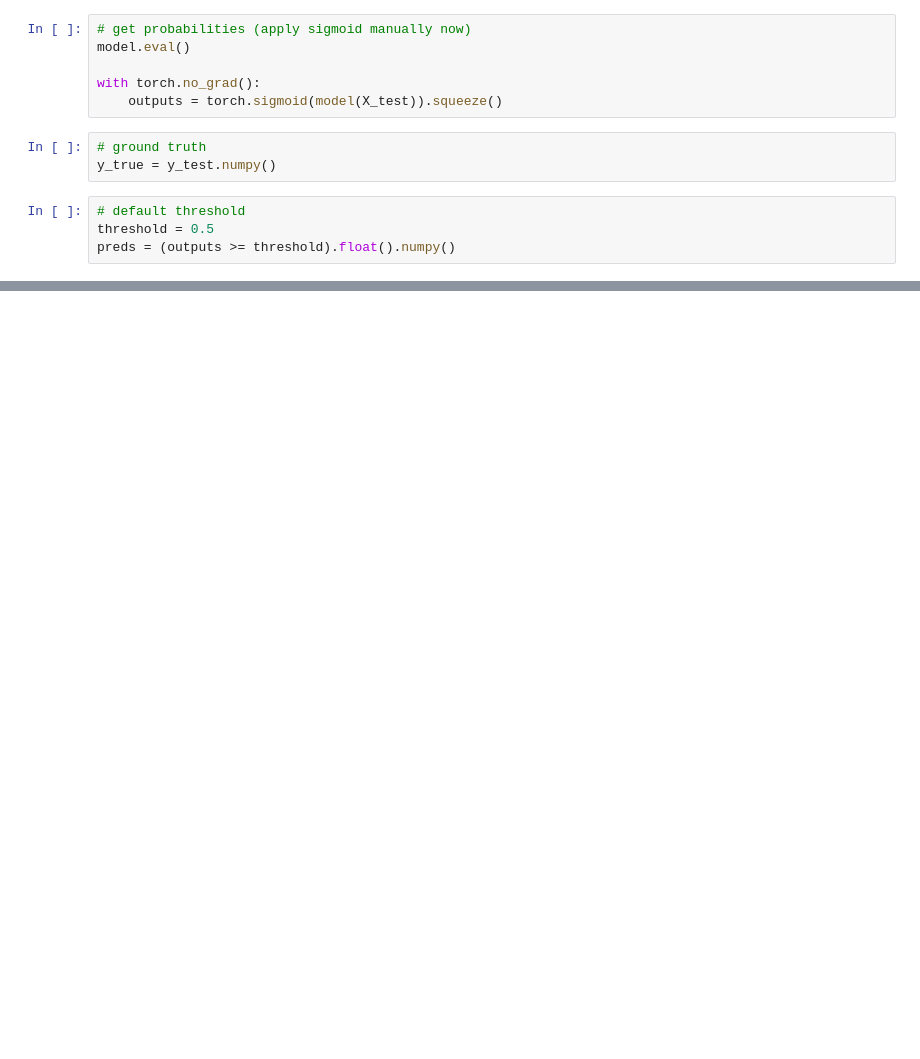
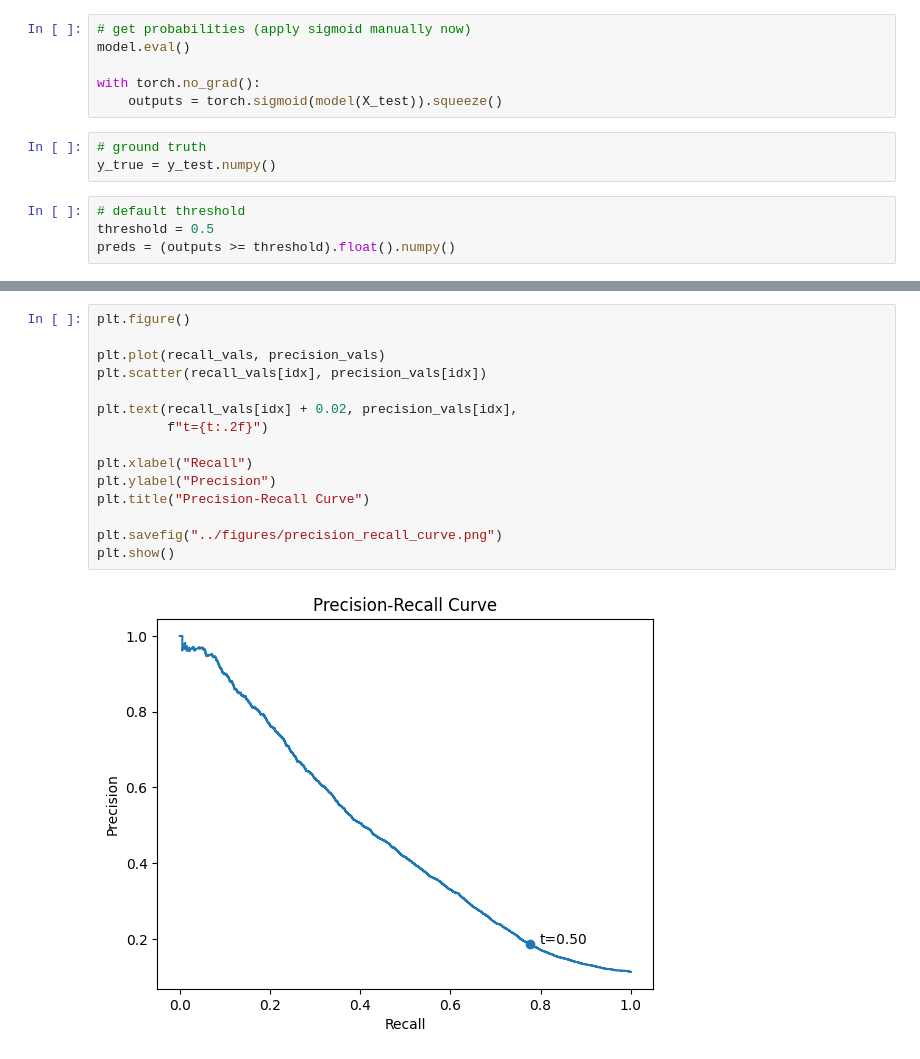
Before and after one commit to adamabdul-hakim/lane-change-prediction-ann, a Jupyter notebook: notebooks/03_model_training.ipynb, the cells around one changed output, grey strips where cells are left out. Saved outputs shown, nothing was run; the diff lists cells and outputs as text; blank space fills up the shorter version.

```diff
--- a/notebooks/03_model_training.ipynb
+++ b/notebooks/03_model_training.ipynb
@@ -176,0 +256,17 @@ plt.show()
+# %%
+plt.figure()
+
+plt.plot(recall_vals, precision_vals)
+plt.scatter(recall_vals[idx], precision_vals[idx])
+
+plt.text(recall_vals[idx] + 0.02, precision_vals[idx],
+         f"t={t:.2f}")
+
+plt.xlabel("Recall")
+plt.ylabel("Precision")
+plt.title("Precision-Recall Curve")
+
+plt.savefig("../figures/precision_recall_curve.png")
+plt.show()
+# %% [output]
+[figure, added]
```
Also changed, not shown: parts of 15 cells of this notebook.
